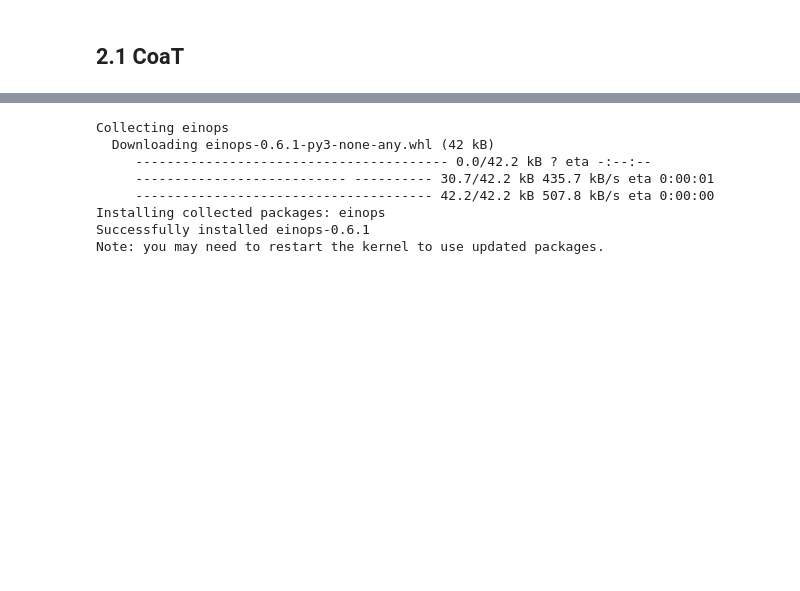
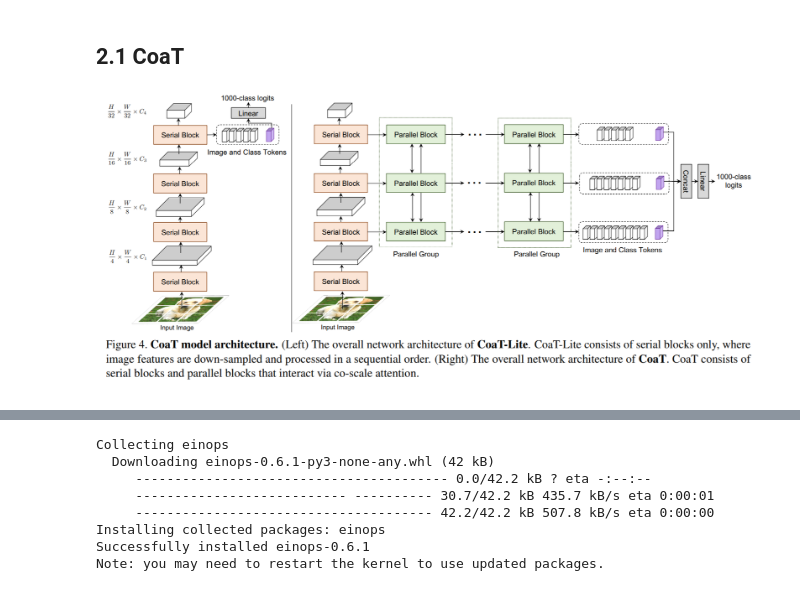
Before and after one commit to random-agile/Classify-Image-With-SOTA, a Jupyter notebook: Pytorch True Test.ipynb, the cells around one changed output, grey strips where cells are left out. Cells and saved outputs as stored; diff of their text form; code cells hidden in the pictures; blank space fills up the shorter version.

```diff
--- a/Pytorch True Test.ipynb
+++ b/Pytorch True Test.ipynb
@@ -527,3 +544,8 @@ American_Staffordshire_terrier       0.73      0.57      0.64        28
                   weighted avg       0.79      0.73      0.74      3088
 # %% [markdown]
 ## 2.1 CoaT
+# %%
+# Display the image without frame and with higher resolution
+display(Image(filename='model.PNG', width=1000))
+# %% [output]
+[figure, added]
```
Also changed, not shown: parts of 12 cells of this notebook, 3 other files.
